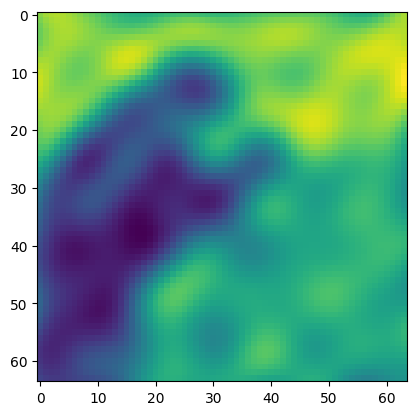
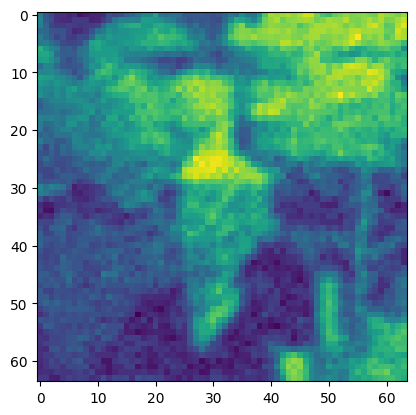
Code edit (unified diff) that turned the first committed figure into the second:
--- before
+++ after
@@ -1,4 +1,5 @@
 resolution = 64
-img = np.array(get_img_by_method("siren_decor_0_img_64", siren_images_df)).reshape(resolution, resolution)
-plt.imshow(img)
-plt.show()
+for name in ["plain_0", "decor_0"]:
+    img = np.array(get_img_by_method(f"siren_{name}_img_64", siren_images_df)).reshape(resolution, resolution)
+    plt.imshow(img)
+    plt.show()

Commit: SIREN done